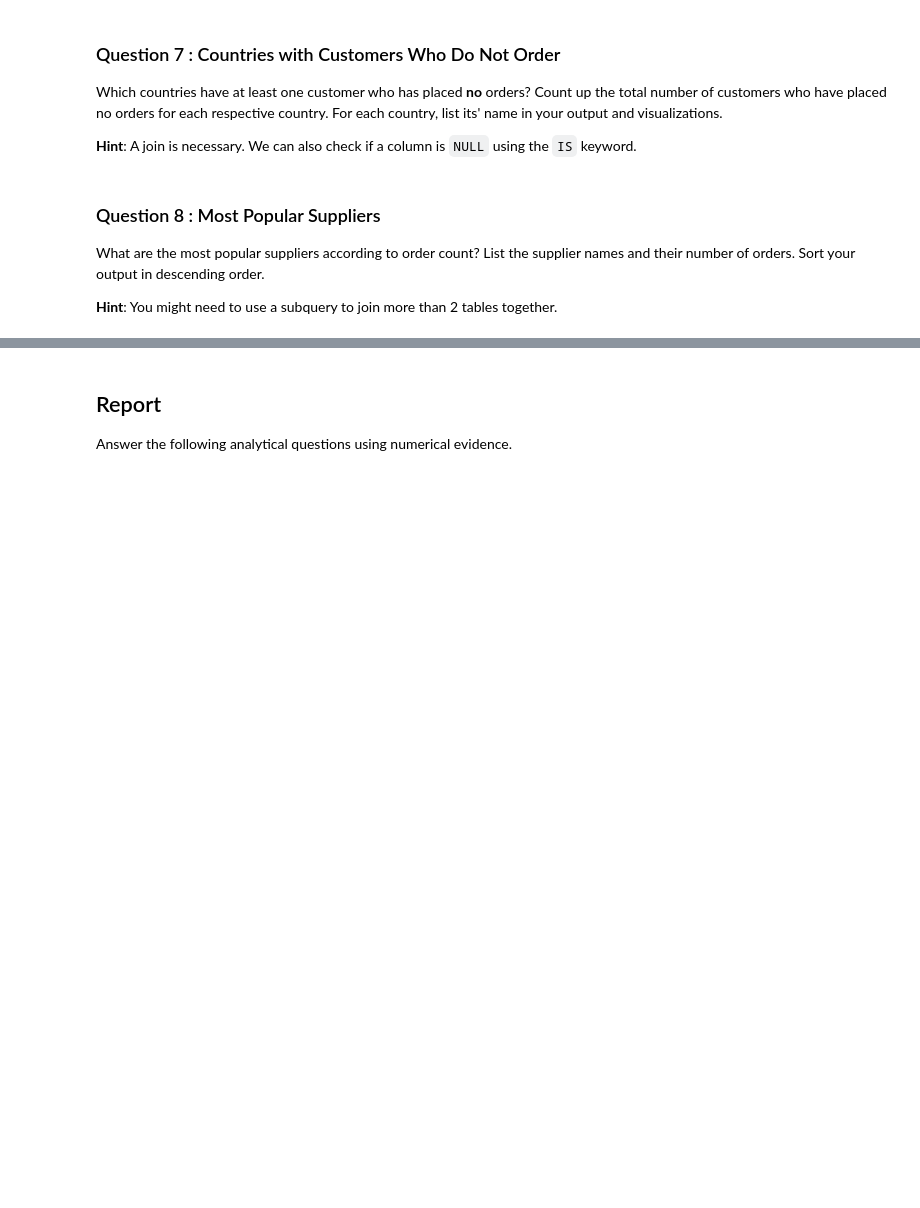
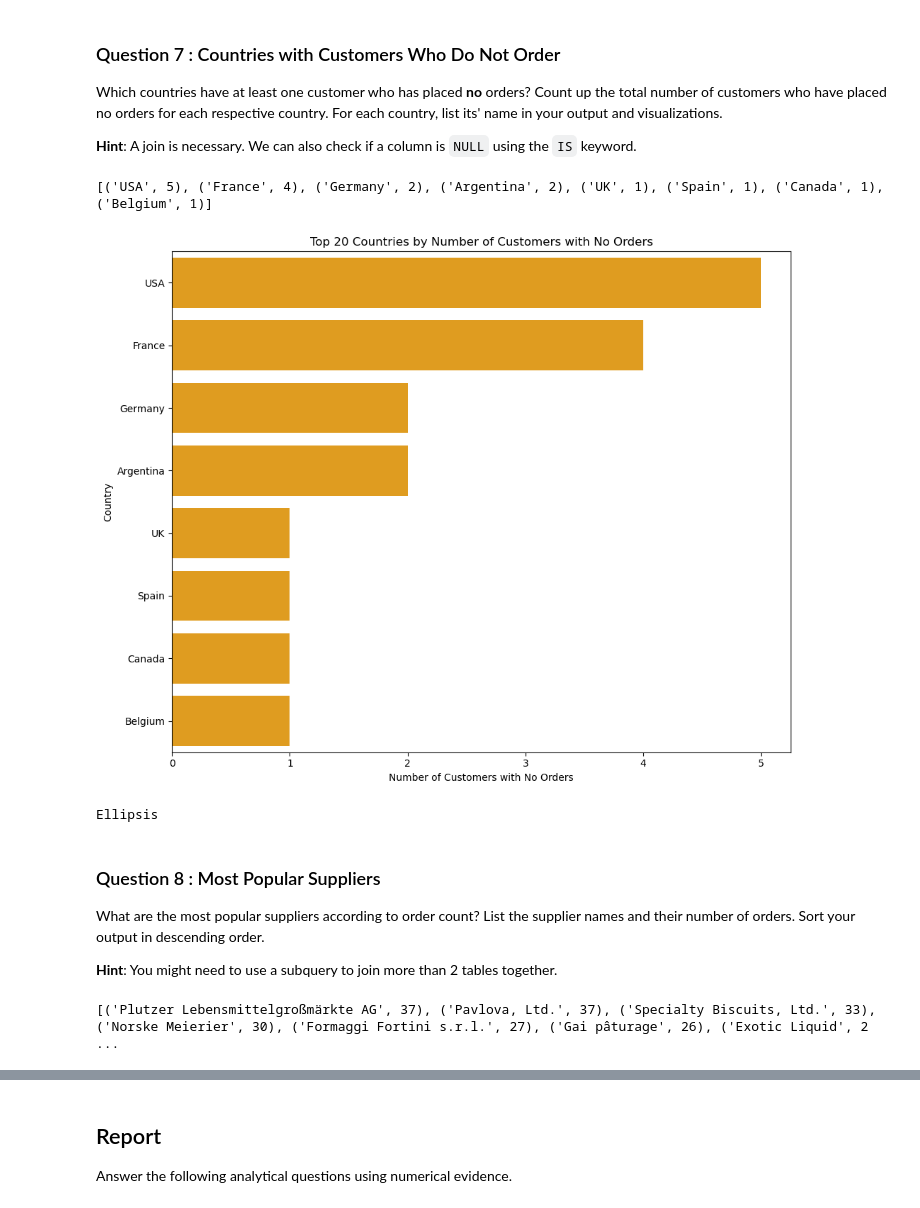
Before and after one commit to talgat24/foodie, a Jupyter notebook: adhoc_report.ipynb, the cells around one changed output, grey strips where cells are left out. Drawn from its saved outputs; the diff is of its cells as text; code cells hidden in the pictures; blank space fills up the shorter version.

```diff
--- a/adhoc_report.ipynb
+++ b/adhoc_report.ipynb
@@ -197,16 +240,40 @@ Which countries have at least one customer who has placed **no** orders? Count u
 **Hint**: A join is necessary. We can also check if a column is `NULL` using the `IS` keyword.
 # %%
 # TODO: Write a SQL query which will answer the question above.
+cur.execute("""
+    SELECT
+    Customers.Country,
+    COUNT (*) AS NumberOfCustomersWithNoOrders
+    FROM Customers
+    LEFT JOIN Orders ON Customers.CustomerID = Orders.CustomerID
+    WHERE Orders.OrderID IS NULL
+    GROUP BY Customers.Country
+    ORDER BY NumberOfCustomersWithNoOrders DESC
+    LIMIT 20;
+""")
 ...
 
 # TODO: Fetch your list of tuples and print it out
-...
+rows = cur.fetchall()
+print(rows)
+# %% [output]
+[('USA', 5), ('France', 4), ('Germany', 2), ('Argentina', 2), ('UK', 1), ('Spain', 1), ('Canada', 1), ('Belgium', 1)]
 # %%
 # TODO: Convert your list of tuples to a dataframe
+rows = [('USA', 5), ('France', 4), ('Germany', 2), ('Argentina', 2), ('UK', 1), ('Spain', 1), ('Canada', 1), ('Belgium', 1)]
+# TODO: Generate a visualization on this dataframe
+df = pd.DataFrame(rows, columns=['Country', 'NumberOfCustomersWithNoOrders'])
+plt.figure(figsize=(10, 8))
+sns.barplot(x='NumberOfCustomersWithNoOrders', y='Country', data=df, color='orange')
+plt.title('Top 20 Countries by Number of Customers with No Orders')
+plt.xlabel('Number of Customers with No Orders')
+plt.ylabel('Country')
+plt.tight_layout()
+plt.show()
 ...
-
-# TODO: Generate a visualization on this dataframe
-...
+# %% [output]
+[figure, added]
+Ellipsis
 # %% [markdown]
 ### Question 8 : Most Popular Suppliers
 
@@ -215,9 +282,23 @@ What are the most popular suppliers according to order count? List the supplier
 **Hint**: You might need to use a subquery to join more than 2 tables together.
 # %%
 # TODO: Write a SQL query which will answer the question above.
-...
+cur.execute("""
+    SELECT
+    Suppliers.SupplierName,
+    COUNT(DISTINCT OrderDetails.OrderID) AS NumberOfOrders
+    FROM Suppliers
+    JOIN Products ON Suppliers.SupplierID = Products.SupplierID
+    JOIN OrderDetails ON Products.ProductID = OrderDetails.ProductID
+    GROUP BY Suppliers.SupplierName
+    ORDER BY NumberOfOrders DESC
+    LIMIT 20;
+""")
+
 
 # TODO: Fetch your list of tuples and print it out
-...
+rows = cur.fetchall()
+print(rows)
+# %% [output]
+[('Plutzer Lebensmittelgroßmärkte AG', 37), ('Pavlova, Ltd.', 37), ('Specialty Biscuits, Ltd.', 33), ('Norske Meierier', 30), ('Formaggi Fortini s.r.l.', 27), ('Gai pâturage', 26), ('Exotic Liquid', 2 ...
 # %%
 # TODO: Convert your list of tuples to a dataframe
```
Also changed, not shown: parts of 9 cells of this notebook.
